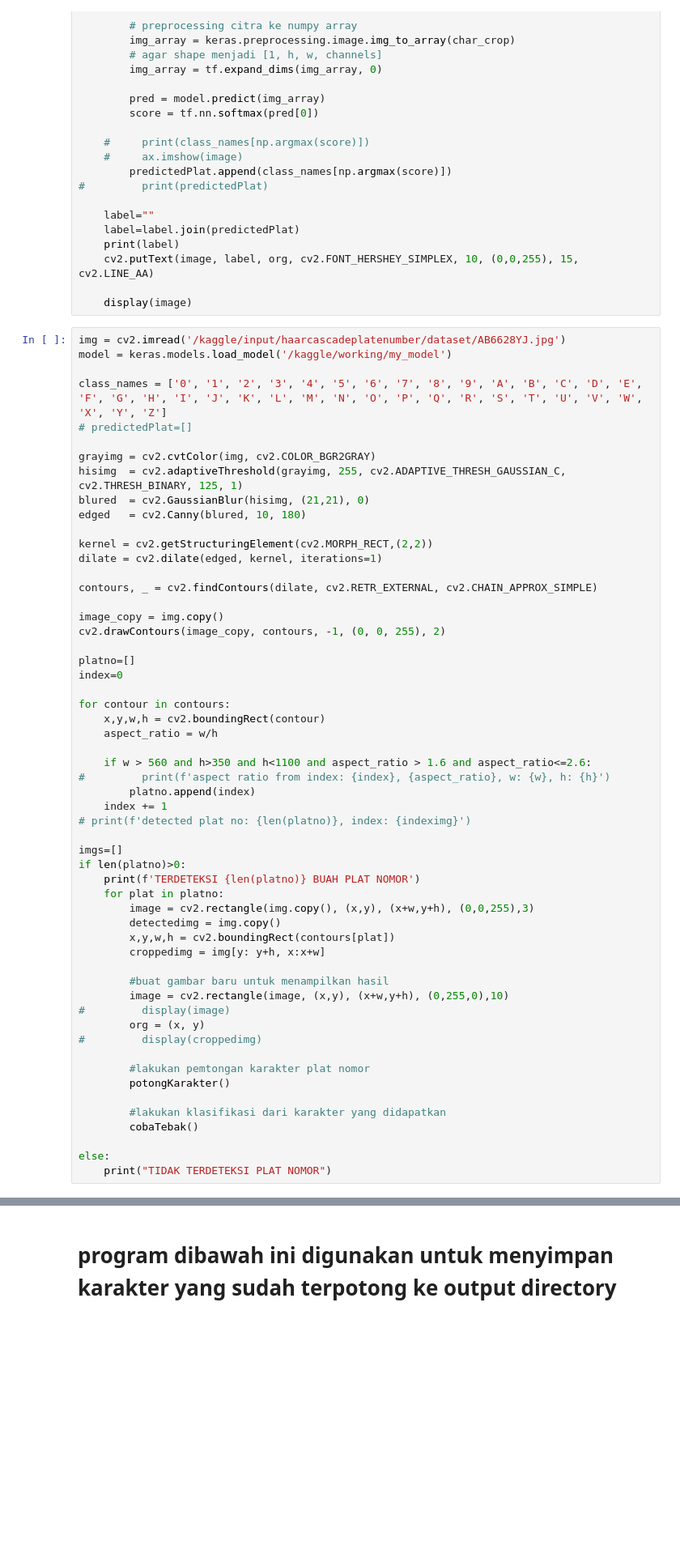
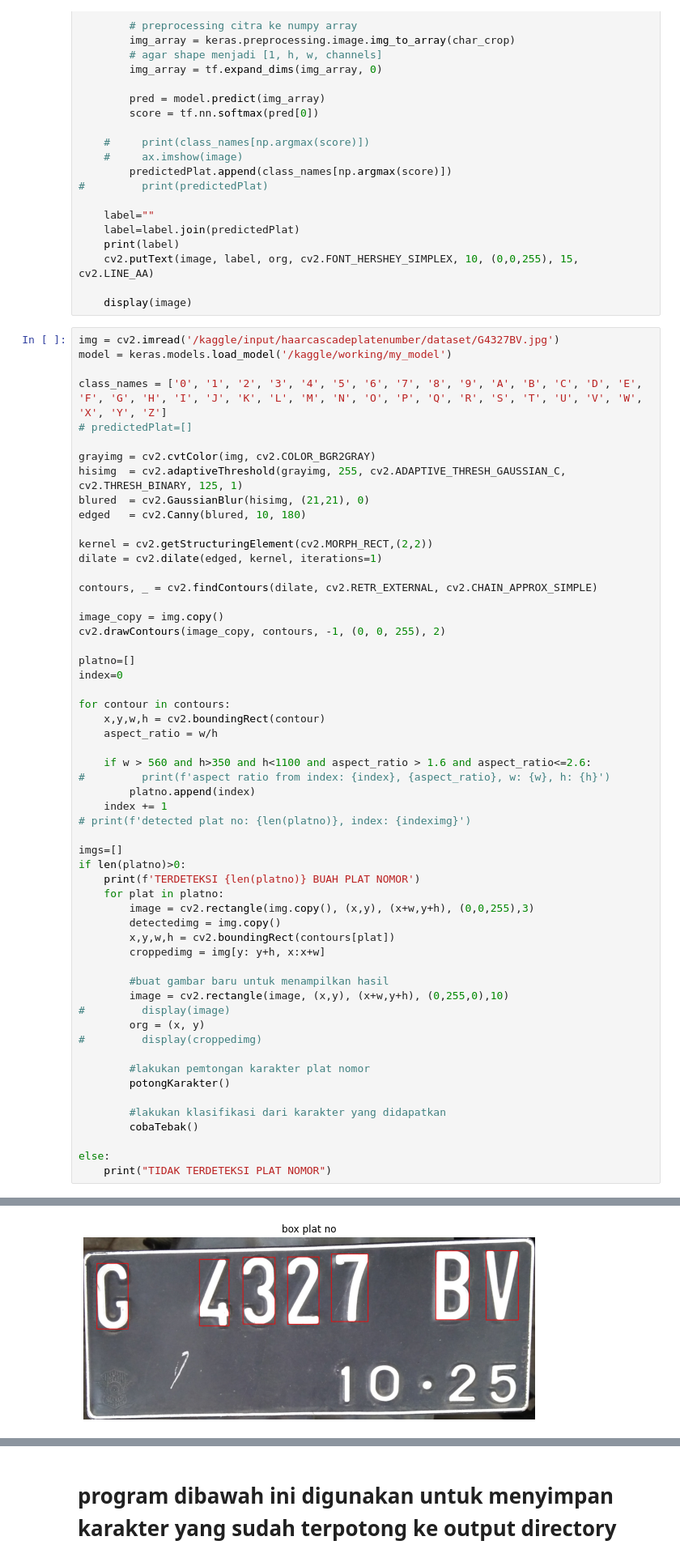
Before and after one commit to ahsanu123/ahsanu123, a Jupyter notebook: license-plate-recognition-using-cnn.ipynb, the cells around one changed output, grey strips where cells are left out. Shown at 81% size. Saved outputs shown, nothing was run; the diff lists cells and outputs as text; blank space fills up the shorter version.

Commit message:
Kaggle Notebook | License plate recognition using CNN | Version 22

```diff
--- a/license-plate-recognition-using-cnn.ipynb
+++ b/license-plate-recognition-using-cnn.ipynb
@@ -421,7 +421,7 @@ def cobaTebak():
 
     display(image)
 # %%
-img = cv2.imread('/kaggle/input/haarcascadeplatenumber/dataset/AB6628YJ.jpg')
+img = cv2.imread('/kaggle/input/haarcascadeplatenumber/dataset/G4327BV.jpg')
 model = keras.models.load_model('/kaggle/working/my_model')
 
 class_names = ['0', '1', '2', '3', '4', '5', '6', '7', '8', '9', 'A', 'B', 'C', 'D', 'E', 'F', 'G', 'H', 'I', 'J', 'K', 'L', 'M', 'N', 'O', 'P', 'Q', 'R', 'S', 'T', 'U', 'V', 'W', 'X', 'Y', 'Z']
@@ -480,0 +481 @@ OSError: SavedModel file does not exist at: /kaggle/working/my_model/{saved_mode
+[figure, added]
```
Also changed, not shown: parts of 3 cells of this notebook.
